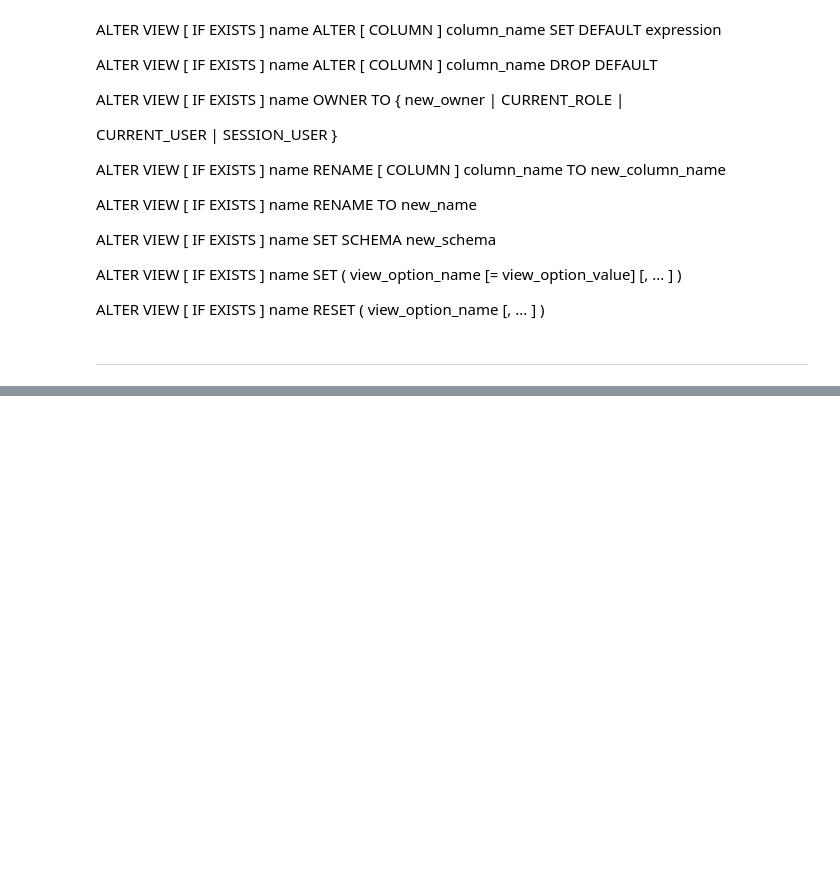
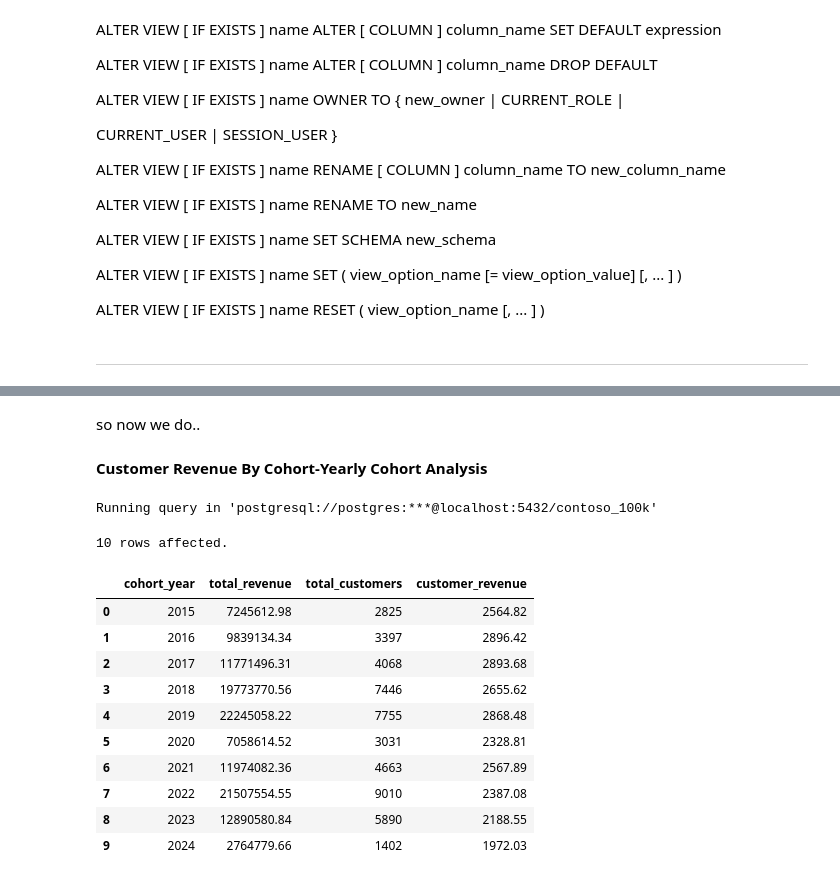
Before and after one commit to arnav-is-op/sql-analytics-notebooks, a Jupyter notebook: views.ipynb, the cells around one changed output, grey strips where cells are left out. Drawn from its saved outputs; the diff is of its cells as text; code cells hidden in the pictures; blank space fills up the shorter version.

```diff
--- a/views.ipynb
+++ b/views.ipynb
@@ -203,0 +223,37 @@ ALTER VIEW [ IF EXISTS ] name RESET ( view_option_name [, ... ] )
+# %% [markdown]
+so now we do..
+# %% [markdown]
+**Customer Revenue By Cohort-Yearly Cohort Analysis**
+# %%
+%%sql
+
+ SELECT
+cohort_year,
+SUM(total_net_revenue) AS total_revenue,
+COUNT (DISTINCT customerkey) AS total_customers,
+SUM(total_net_revenue) / COUNT (DISTINCT customerkey) AS customer_revenue
+FROM cohort_analysis
+WHERE orderdate = first_purchase_date
+GROUP BY
+cohort_year
+/*
+-- we observed that every customer on his very first date gives us 60% revenue..
+-- and after their fisrt date they just make purchaces of 10% or less so thats why we are only comparing first day revenues here
+
+customer_revenue tells us the  average revenue generated by customers on their very first purchase date for each respective cohort year.
+ It's a snapshot of their initial spending when they first became a customer.
+*/
+# %% [output]
+Running query in 'postgresql://postgres:***@localhost:5432/contoso_100k'
+10 rows affected.
+|  | cohort_year | total_revenue | total_customers | customer_revenue |
+| 0 | 2015 | 7245612.98 | 2825 | 2564.82 |
+| 1 | 2016 | 9839134.34 | 3397 | 2896.42 |
+| 2 | 2017 | 11771496.31 | 4068 | 2893.68 |
+| 3 | 2018 | 19773770.56 | 7446 | 2655.62 |
+| 4 | 2019 | 22245058.22 | 7755 | 2868.48 |
+| 5 | 2020 | 7058614.52 | 3031 | 2328.81 |
+| 6 | 2021 | 11974082.36 | 4663 | 2567.89 |
+| 7 | 2022 | 21507554.55 | 9010 | 2387.08 |
+| 8 | 2023 | 12890580.84 | 5890 | 2188.55 |
+| 9 | 2024 | 2764779.66 | 1402 | 1972.03 |
```
Also changed, not shown: parts of 15 cells of this notebook.
